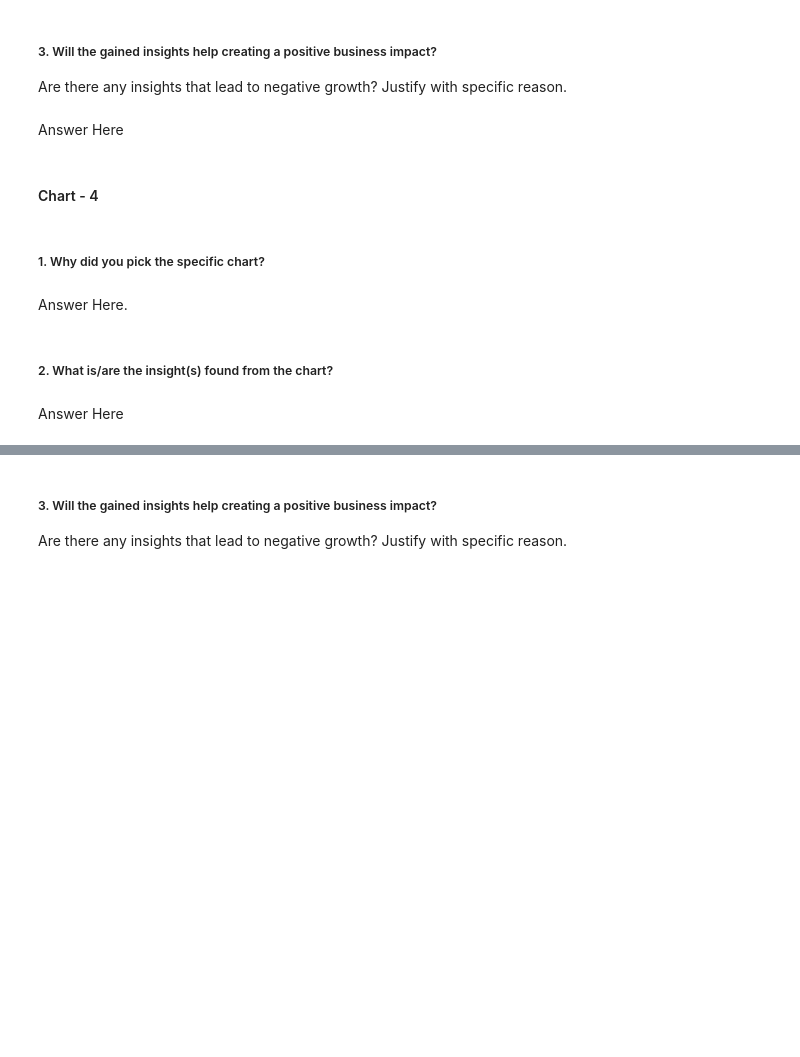
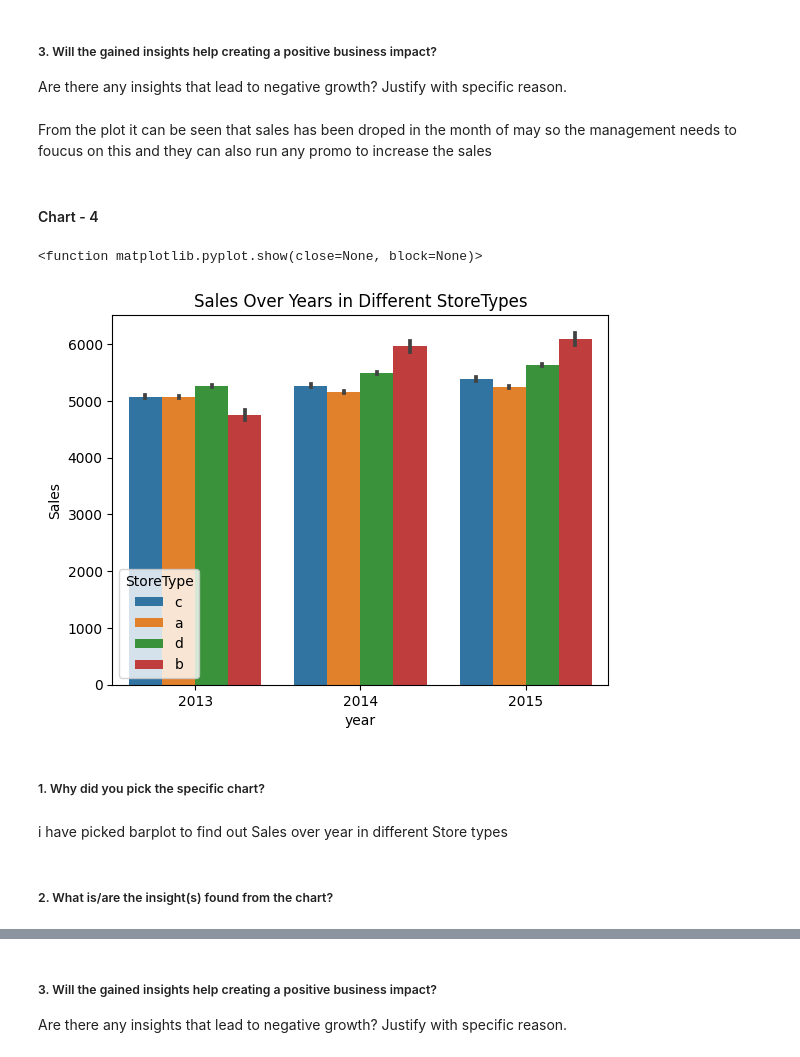
Before and after one commit to akeelrashid/ML-Retail-Sales-Prediction-Project-, a Jupyter notebook: ML_Regression_Capstone_Project.ipynb, the cells around one changed output, grey strips where cells are left out. Saved outputs shown, nothing was run; the diff lists cells and outputs as text; code cells hidden in the pictures; blank space fills up the shorter version.

```diff
--- a/ML_Regression_Capstone_Project.ipynb
+++ b/ML_Regression_Capstone_Project.ipynb
@@ -333,7 +572,7 @@ Answer Here
 # %% [markdown]
 ##### 3. Will the gained insights help creating a positive business impact?
 Are there any insights that lead to negative growth? Justify with specific reason.
-# %% [markdown]
-Answer Here
+# %% [markdown]
+From the plot it can be seen that sales has been droped in the month of may so the management needs to foucus on this and they can also run any promo to increase the sales
 # %% [markdown]
 #### Chart - 4
@@ -342,8 +579,14 @@ Answer Here
+# %%
+# Chart - 4 Sales Over Years in Different StoreTypes
+sns.barplot(x=df['year'],y=df['Sales'],hue=df['StoreType'])
+plt.title('Sales Over Years in Different StoreTypes')
+plt.show
+# %% [output]
+<function matplotlib.pyplot.show(close=None, block=None)>
+[figure, added]
 # %% [markdown]
 ##### 1. Why did you pick the specific chart?
-# %% [markdown]
-Answer Here.
+# %% [markdown]
+i have picked barplot to find out Sales over year in different Store types
 # %% [markdown]
 ##### 2. What is/are the insight(s) found from the chart?
-# %% [markdown]
-Answer Here
```
Also changed, not shown: parts of 218 cells of this notebook.
